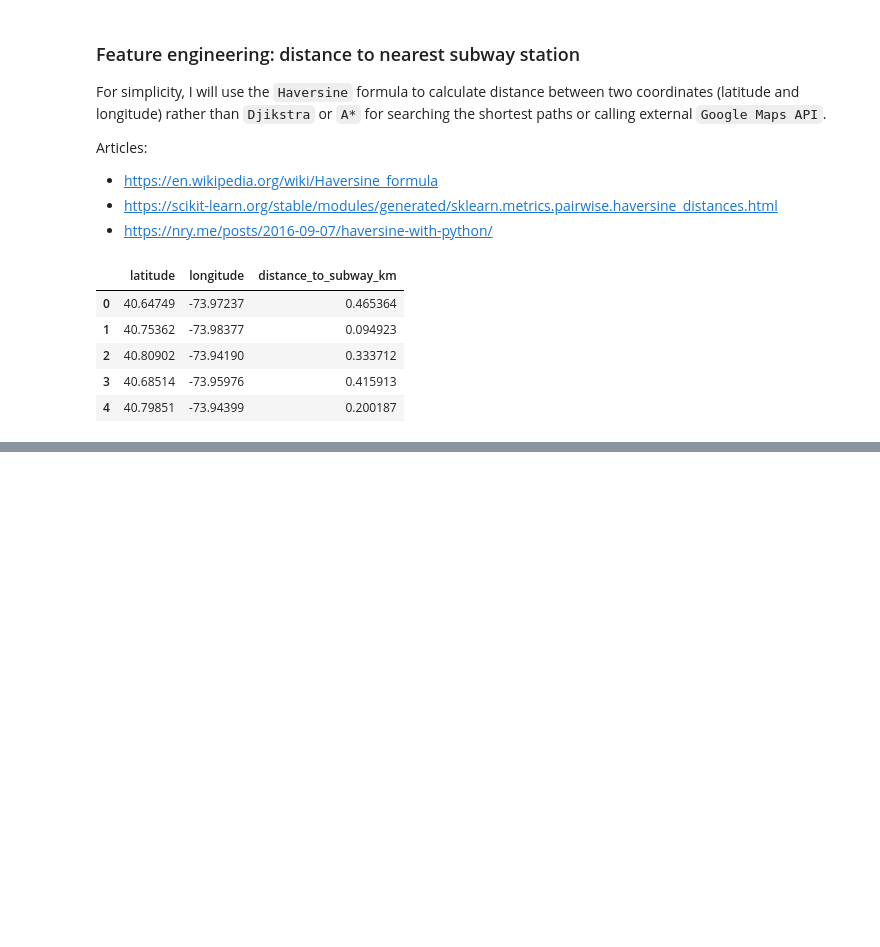
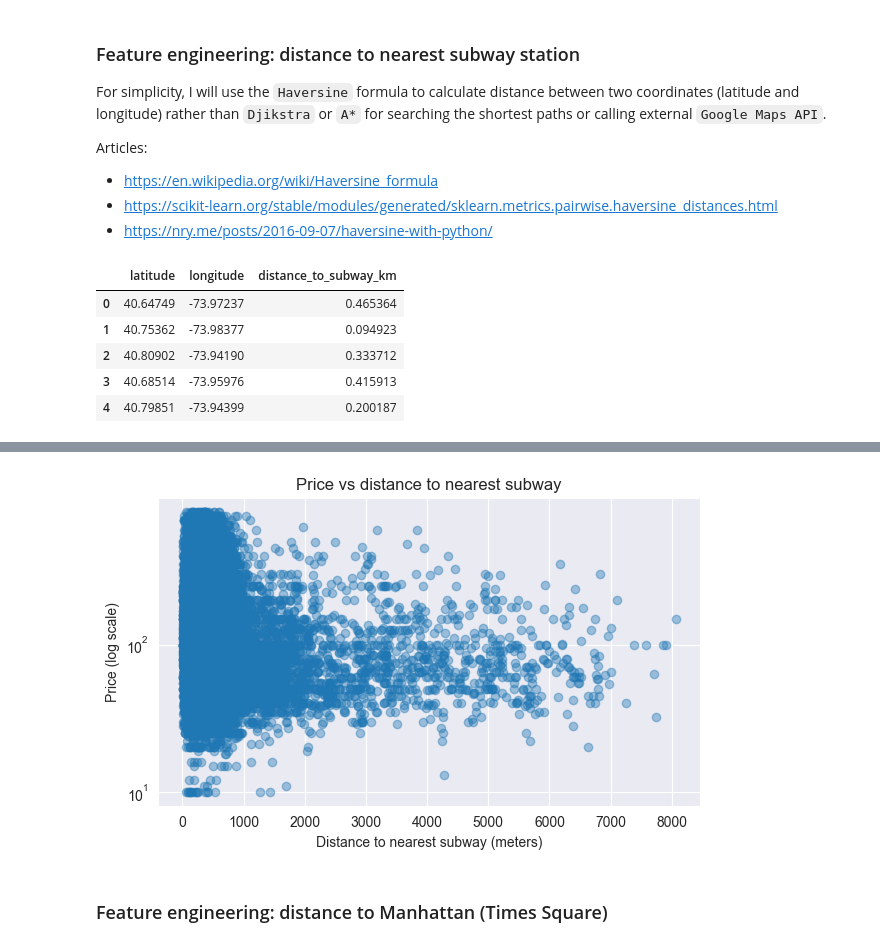
Before and after one commit to kkaarroollm/pum-assesment, a Jupyter notebook: notebooks/03_data_preparation.ipynb, the cells around one changed output, grey strips where cells are left out. Drawn from its saved outputs; the diff is of its cells as text; code cells hidden in the pictures; blank space fills up the shorter version.

```diff
--- a/notebooks/03_data_preparation.ipynb
+++ b/notebooks/03_data_preparation.ipynb
@@ -172,0 +193,18 @@ airbnb_df[["latitude", "longitude", "distance_to_subway_km"]].head()
+# %%
+# scatter plot of price vs distance to nearest subway
+
+plt.figure(figsize=(7, 4))
+plt.scatter(
+    airbnb_df["distance_to_subway_m"],
+    airbnb_df["price"],
+    alpha=0.4
+)
+plt.yscale("log")
+plt.xlabel("Distance to nearest subway (meters)")
+plt.ylabel("Price (log scale)")
+plt.title("Price vs distance to nearest subway")
+plt.show()
+# %% [output]
+[figure, added]
+# %% [markdown]
+### Feature engineering: distance to Manhattan (Times Square)
```
Also changed, not shown: parts of 9 cells of this notebook, 3 other files.
